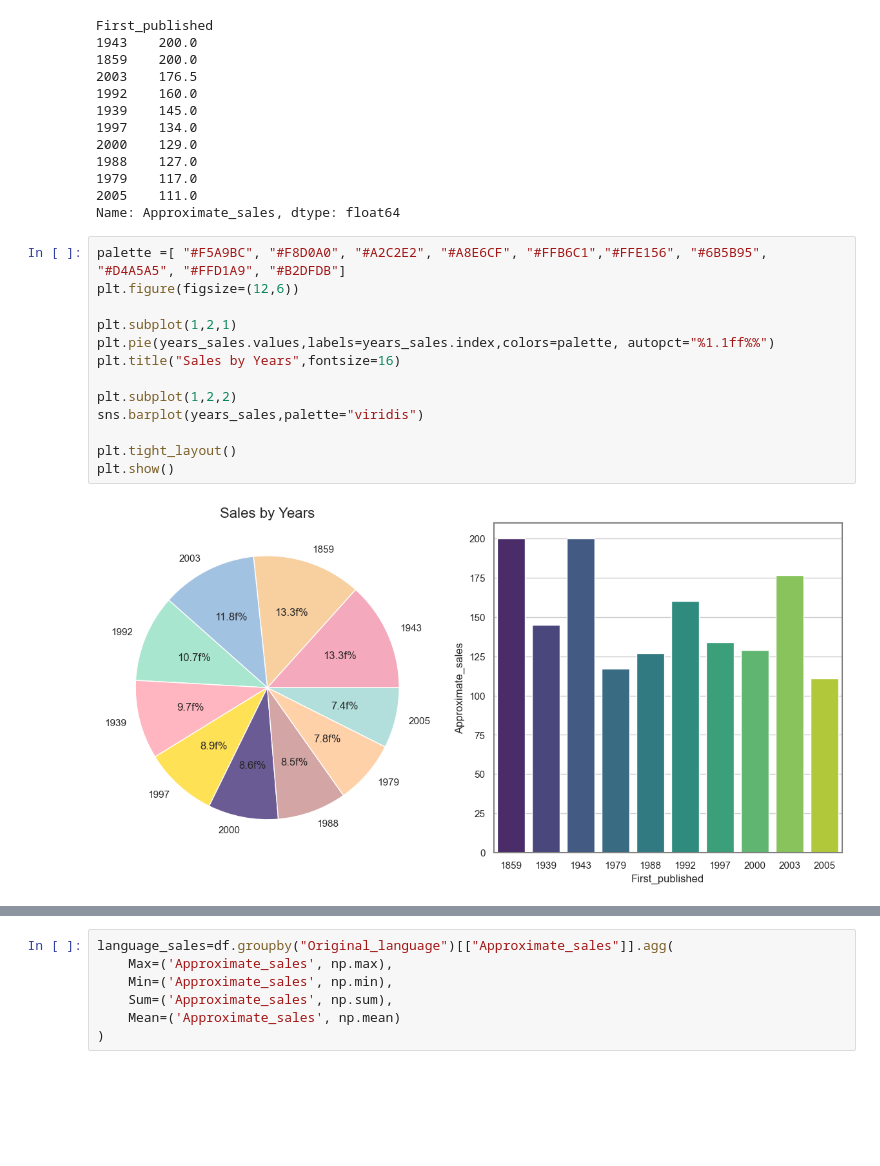
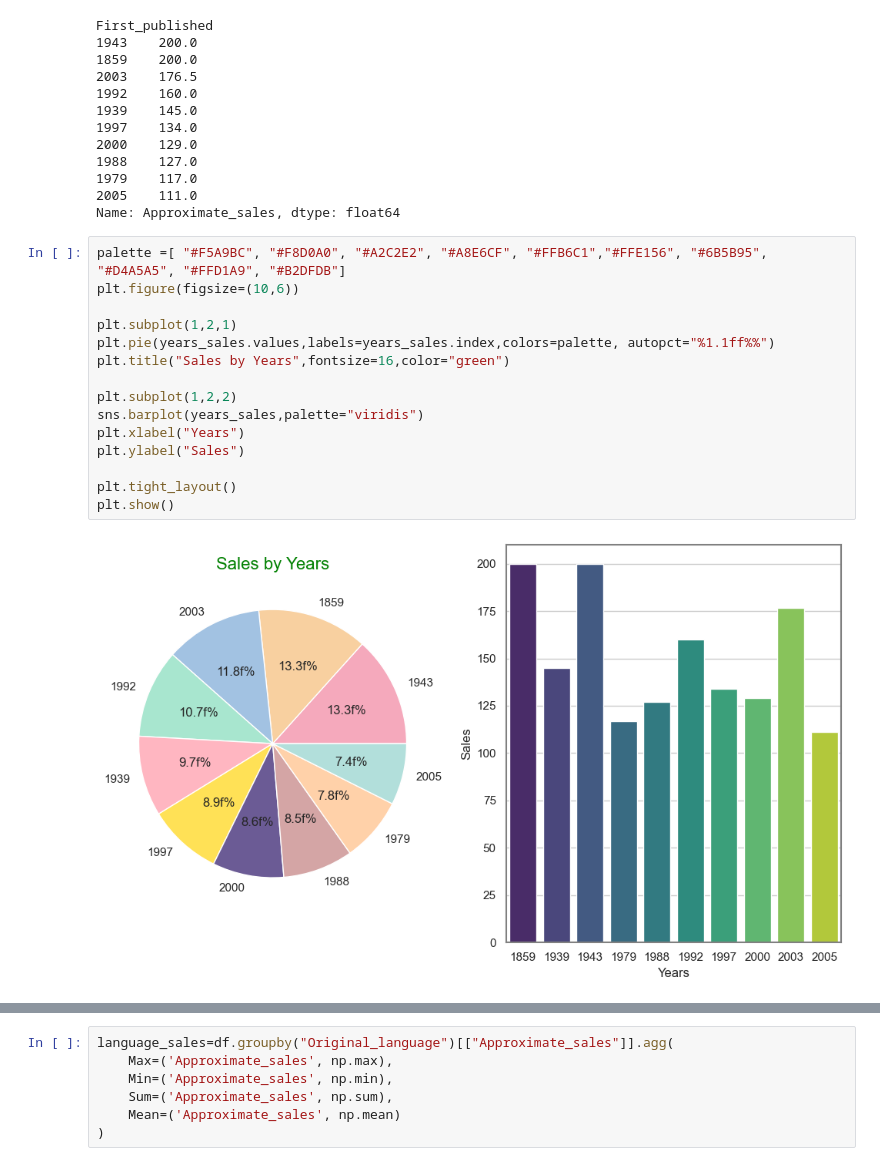
Before and after one commit to FatmagulKadioglu/Exploring-Trends-In-Global-Book-Sales, a Jupyter notebook: Best_Selling_Books.ipynb, the cells around one changed output, grey strips where cells are left out. Cells and saved outputs as stored; diff of their text form; blank space fills up the shorter version.

```diff
--- a/Best_Selling_Books.ipynb
+++ b/Best_Selling_Books.ipynb
@@ -239,16 +232,18 @@ First_published
 Name: Approximate_sales, dtype: float64
 # %%
 palette =[ "#F5A9BC", "#F8D0A0", "#A2C2E2", "#A8E6CF", "#FFB6C1","#FFE156", "#6B5B95", "#D4A5A5", "#FFD1A9", "#B2DFDB"]
-plt.figure(figsize=(12,6))
+plt.figure(figsize=(10,6))
 
 plt.subplot(1,2,1)
 plt.pie(years_sales.values,labels=years_sales.index,colors=palette, autopct="%1.1ff%%")
-plt.title("Sales by Years",fontsize=16)
+plt.title("Sales by Years",fontsize=16,color="green")
 
 plt.subplot(1,2,2)
 sns.barplot(years_sales,palette="viridis")
+plt.xlabel("Years")
+plt.ylabel("Sales")
 
 plt.tight_layout()
 plt.show()
 # %% [output]
-[figure, old version]
+[figure, new version]
```
Also changed, not shown: parts of 25 cells of this notebook.
